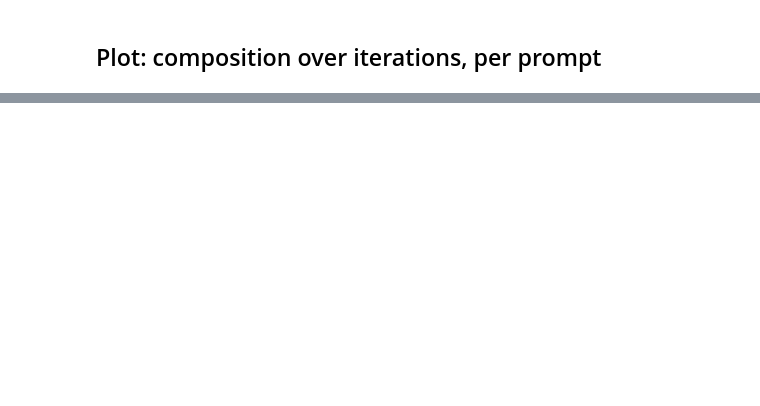
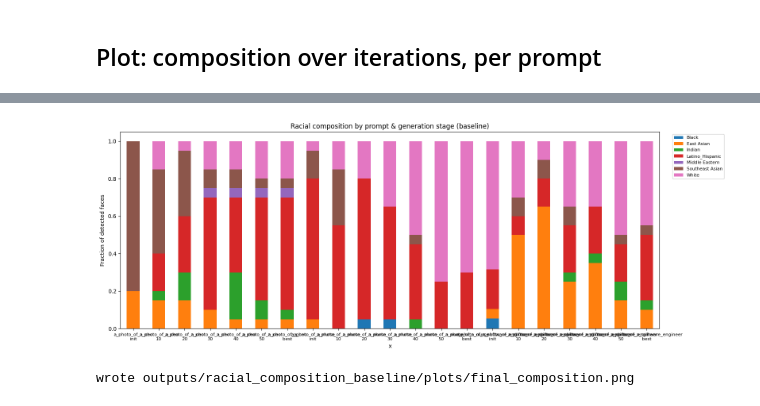
Before and after one commit to ele906/debiasing, a Jupyter notebook: ReNO/scripts/analyze_racial_composition.ipynb, the cells around one changed output, grey strips where cells are left out. Saved outputs shown, nothing was run; the diff lists cells and outputs as text; code cells hidden in the pictures; blank space fills up the shorter version.

```diff
--- a/ReNO/scripts/analyze_racial_composition.ipynb
+++ b/ReNO/scripts/analyze_racial_composition.ipynb
@@ -180,0 +229,49 @@ wrote outputs/racial_composition_baseline/plots/final_composition.png
+# %%
+STAGE_LABELS = ['init', '10', '20', '30', '40', '50', 'best']
+
+def resolve_stage(prompt_slug, label):
+    by_stage = counts[prompt_slug]
+    if label in ('init', 'best'):
+        return label if label in by_stage else None
+    if label in by_stage:
+        return label
+    numeric_stages = sorted((s for s in by_stage.keys() if s.isdigit()), key=int)
+    return numeric_stages[-1] if numeric_stages else None
+
+rows = []
+for prompt_slug in sorted(counts.keys()):
+    by_stage = counts[prompt_slug]
+    for label in STAGE_LABELS:
+        actual_stage = resolve_stage(prompt_slug, label)
+        if actual_stage is None:
+            continue
+        by_race = by_stage[actual_stage]
+        total = sum(by_race.values())
+        for race in RACE_LABELS:
+            n = by_race.get(race, 0)
+            rows.append({
+                'prompt': prompt_slug,
+                'stage': label,
+                'x': f'{prompt_slug}\n{label}',
+                'race': race,
+                'pct_of_faces': n / total if total else 0.0,
+            })
+
+stage_df = pd.DataFrame(rows)
+x_order = [f'{p}\n{s}' for p in sorted(counts.keys()) for s in STAGE_LABELS]
+
+pivot = stage_df.pivot_table(index='x', columns='race', values='pct_of_faces', fill_value=0.0)
+pivot = pivot.reindex([x for x in x_order if x in pivot.index])
+display(pivot.round(3))
+
+ax = pivot.plot(kind='bar', stacked=True, figsize=(16, 6))
+ax.set_ylabel('Fraction of detected faces')
+ax.set_title('Racial composition by prompt & generation stage (baseline)')
+ax.set_xticklabels(pivot.index, rotation=0, ha='center', fontsize=8)
+ax.legend(bbox_to_anchor=(1.02, 1), loc='upper left', fontsize=8)
+plt.tight_layout()
+final_plot_path = os.path.join(OUT_PLOT_DIR, 'final_composition.png')
+plt.savefig(final_plot_path, dpi=150)
+plt.show()
+print(f'wrote {final_plot_path}')
+# %% [output]
@@ -180,0 +296,2 @@ wrote outputs/racial_composition_baseline/plots/final_composition.png
+[figure, added]
+wrote outputs/racial_composition_baseline/plots/final_composition.png
```
Also changed, not shown: parts of 9 cells of this notebook, 2 other files.
